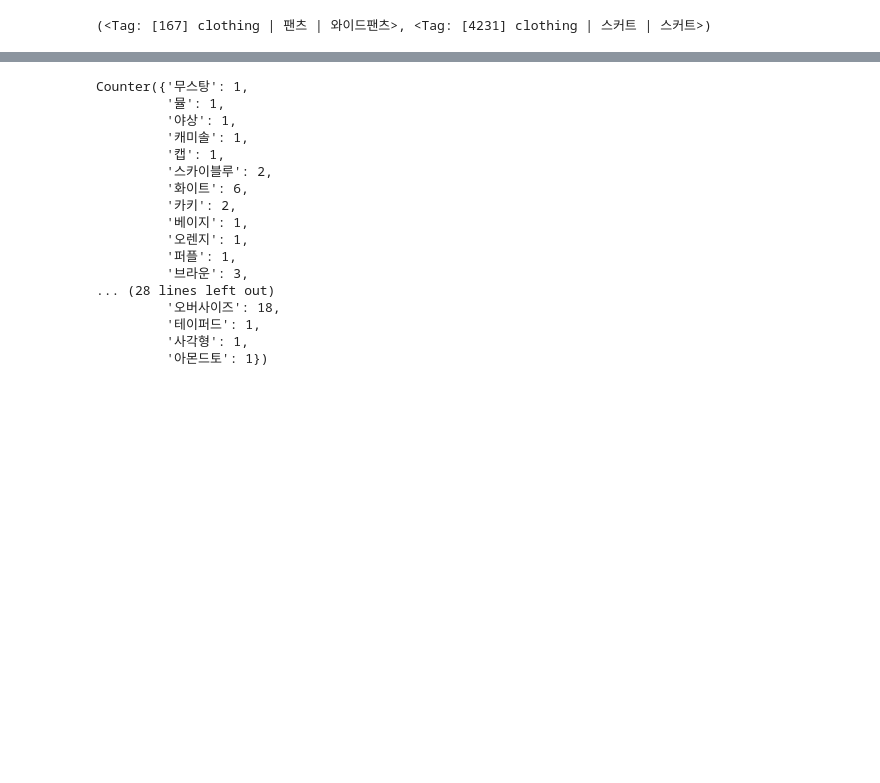
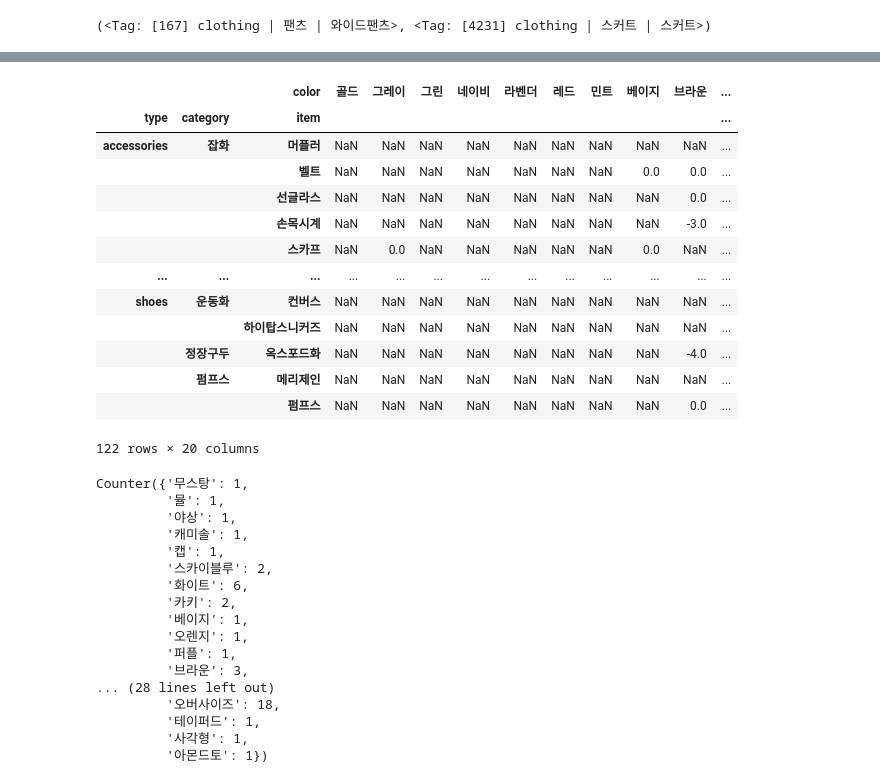
Before and after one commit to gem763/maskplay, a Jupyter notebook: data/Untitled.ipynb, the cells around one changed output, grey strips where cells are left out. Drawn from its saved outputs; the diff is of its cells as text; code cells hidden in the pictures; blank space fills up the shorter version.

```diff
--- a/data/Untitled.ipynb
+++ b/data/Untitled.ipynb
@@ -89,0 +258,6 @@ Wall time: 312 ms
+# %%
+%%time
+_df1 = pd.pivot_table(df_pos, values='id', index=['type','category','item'], columns='color', aggfunc='count')
+_df2 = pd.pivot_table(df_neg, values='id', index=['type','category','item'], columns='color', aggfunc='count')
+_df1 - _df2
+# %% [output]
@@ -90,3 +266,17 @@ Wall time: 312 ms
+|  |  | color | 골드 | 그레이 | 그린 | 네이비 | 라벤더 | 레드 | 민트 | 베이지 | 브라운 | ... |
+| type | category | item |  |  |  |  |  |  |  |  |  | ... |
+| accessories | 잡화 | 머플러 | NaN | NaN | NaN | NaN | NaN | NaN | NaN | NaN | NaN | ... |
+|  |  | 벨트 | NaN | NaN | NaN | NaN | NaN | NaN | NaN | 0.0 | 0.0 | ... |
+|  |  | 선글라스 | NaN | NaN | NaN | NaN | NaN | NaN | NaN | NaN | 0.0 | ... |
+|  |  | 손목시계 | NaN | NaN | NaN | NaN | NaN | NaN | NaN | NaN | -3.0 | ... |
+|  |  | 스카프 | NaN | 0.0 | NaN | NaN | NaN | NaN | NaN | 0.0 | NaN | ... |
+| ... | ... | ... | ... | ... | ... | ... | ... | ... | ... | ... | ... | ... |
+| shoes | 운동화 | 컨버스 | NaN | NaN | NaN | NaN | NaN | NaN | NaN | NaN | NaN | ... |
+|  |  | 하이탑스니커즈 | NaN | NaN | NaN | NaN | NaN | NaN | NaN | NaN | NaN | ... |
+|  | 정장구두 | 옥스포드화 | NaN | NaN | NaN | NaN | NaN | NaN | NaN | NaN | -4.0 | ... |
+|  | 펌프스 | 메리제인 | NaN | NaN | NaN | NaN | NaN | NaN | NaN | NaN | NaN | ... |
+|  |  | 펌프스 | NaN | NaN | NaN | NaN | NaN | NaN | NaN | NaN | 0.0 | ... |
+122 rows × 20 columns
 # %%
 sum(count.values(), Counter())
 # %% [output]
```
Also changed, not shown: parts of 14 cells of this notebook, 14 other files.
